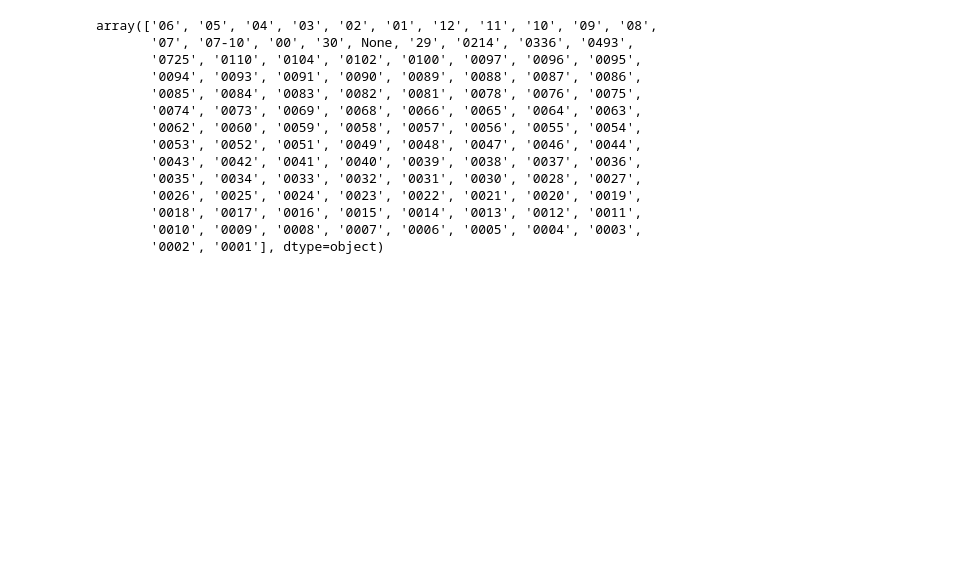
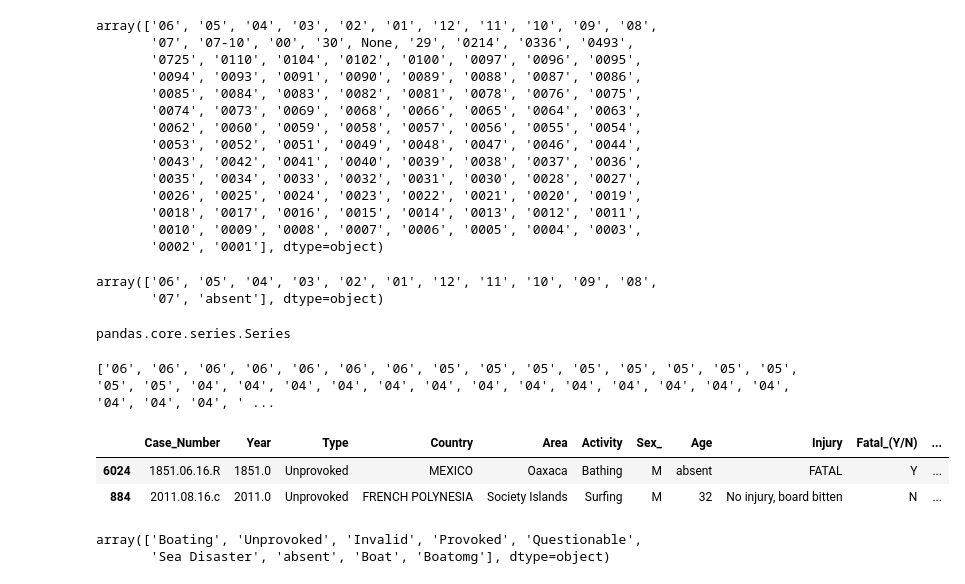
Before and after one commit to jaimecabanyes/Data-cleaning-pandas, a Jupyter notebook: Untitled.ipynb, the cells around one changed output. Drawn from its saved outputs; the diff is of its cells as text; code cells hidden in the pictures; blank space fills up the shorter version.

```diff
--- a/Untitled.ipynb
+++ b/Untitled.ipynb
@@ -183,3 +182,5 @@ display(Split_Date_df)
 list(Split_Date_df.columns)
 # %% [output]
 [0, 1, 2, 3, 4, 5]
+# %%
+months_df = Split_Date_df[[1]]
@@ -223,0 +220,42 @@ if len(elemento) == 3:
+# %%
+months_df1 = months_df[1].replace(['07-10', '00', '30', None, '29', '0214', '0336', '0493',
+       '0725', '0110', '0104', '0102', '0100', '0097', '0096', '0095',
+       '0094', '0093', '0091', '0090', '0089', '0088', '0087', '0086',
+       '0085', '0084', '0083', '0082', '0081', '0078', '0076', '0075',
+       '0074', '0073', '0069', '0068', '0066', '0065', '0064', '0063',
+       '0062', '0060', '0059', '0058', '0057', '0056', '0055', '0054',
+       '0053', '0052', '0051', '0049', '0048', '0047', '0046', '0044',
+       '0043', '0042', '0041', '0040', '0039', '0038', '0037', '0036',
+       '0035', '0034', '0033', '0032', '0031', '0030', '0028', '0027',
+       '0026', '0025', '0024', '0023', '0022', '0021', '0020', '0019',
+       '0018', '0017', '0016', '0015', '0014', '0013', '0012', '0011',
+       '0010', '0009', '0008', '0007', '0006', '0005', '0004', '0003',
+       '0002', '0001'], "absent")
+# %%
+months_df1.unique()
+# %% [output]
+array(['06', '05', '04', '03', '02', '01', '12', '11', '10', '09', '08',
+       '07', 'absent'], dtype=object)
+# %%
+type(months_df1)
+# %% [output]
+pandas.core.series.Series
+# %%
+list_months = list(months_df1)
+# %%
+print(list_months)
+# %% [output]
+['06', '06', '06', '06', '06', '06', '06', '05', '05', '05', '05', '05', '05', '05', '05', '05', '05', '04', '04', '04', '04', '04', '04', '04', '04', '04', '04', '04', '04', '04', '04', '04', '04', ' ...
+# %%
+sh_attacks6["Month"] = list_months
+# %%
+sh_attacks6.sample(2)
+# %% [output]
+|  | Case_Number | Year | Type | Country | Area | Activity | Sex_ | Age | Injury | Fatal_(Y/N) | ... |
+| 6024 | 1851.06.16.R | 1851.0 | Unprovoked | MEXICO | Oaxaca | Bathing | M | absent | FATAL | Y | ... |
+| 884 | 2011.08.16.c | 2011.0 | Unprovoked | FRENCH POLYNESIA | Society Islands | Surfing | M | 32 | No injury, board bitten | N | ... |
+# %%
+sh_attacks6.Type.unique()
+# %% [output]
+array(['Boating', 'Unprovoked', 'Invalid', 'Provoked', 'Questionable',
+       'Sea Disaster', 'absent', 'Boat', 'Boatomg'], dtype=object)
```
Also changed, not shown: parts of 12 cells of this notebook.
